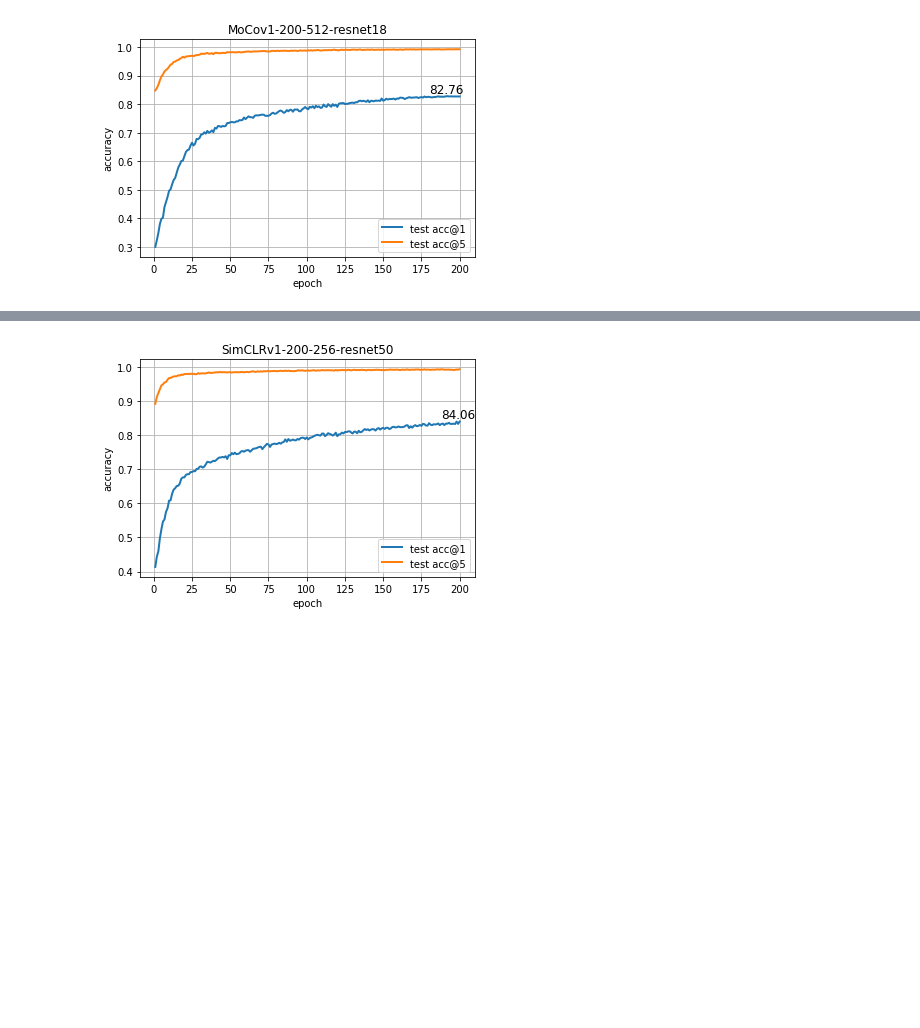
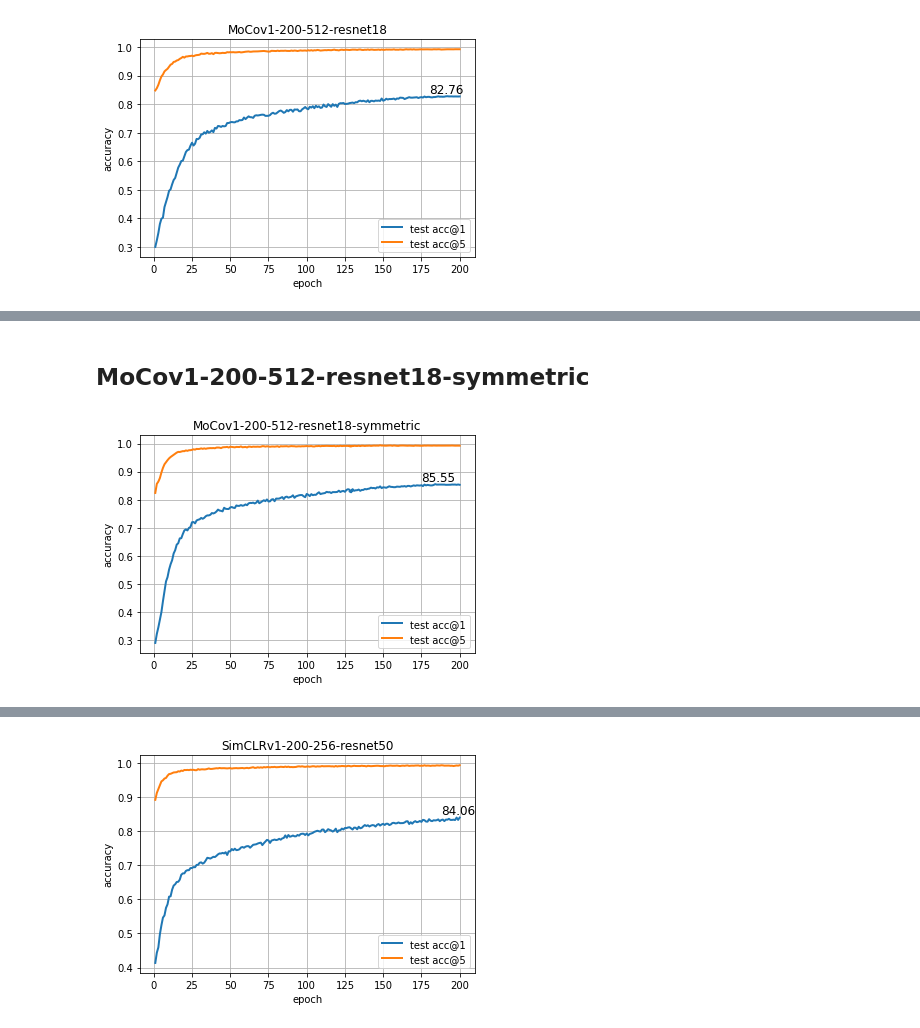
Before and after one commit to Cheng-Chen-NYU/cssl, a Jupyter notebook: illustrate.ipynb, the cells around one changed output, grey strips where cells are left out. Saved outputs shown, nothing was run; the diff lists cells and outputs as text; code cells hidden in the pictures; blank space fills up the shorter version.

```diff
--- a/illustrate.ipynb
+++ b/illustrate.ipynb
@@ -25,0 +28,7 @@ plot(pd.read_csv('train_log/mocov1-200-512-resnet18/linear_statistics.csv'), 'Mo
+# %% [markdown]
+## MoCov1-200-512-resnet18-symmetric
+# %%
+# 85.55
+plot(pd.read_csv('train_log/mocov1-200-512-resnet18-symmetric/log.csv'), 'MoCov1-200-512-resnet18-symmetric')
+# %% [output]
+[figure, added]
```
Also changed, not shown: parts of 16 cells of this notebook, 3 other files.
